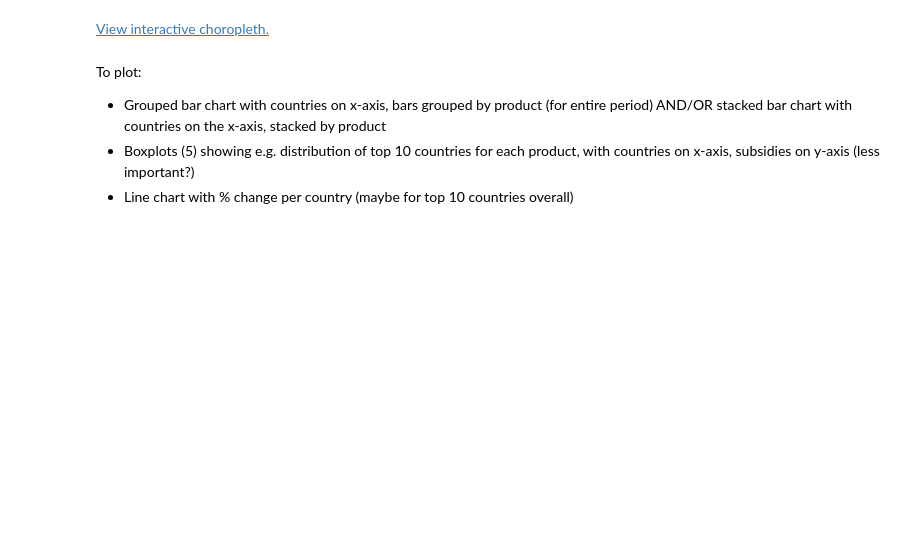
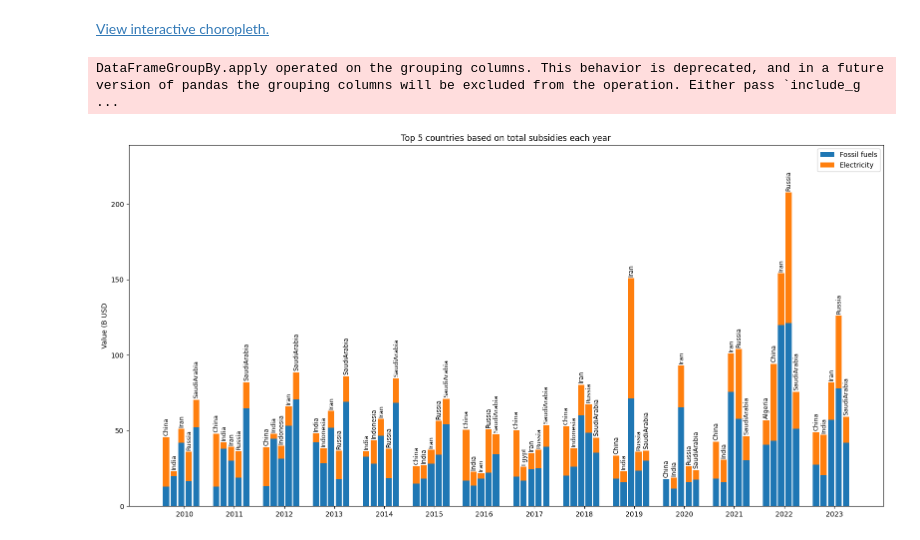
Before and after one commit to reb-scho/subsidies, a Jupyter notebook: subsidies.ipynb, the cells around one changed output. Cells and saved outputs as stored; diff of their text form; code cells hidden in the pictures; blank space fills up the shorter version.

```diff
--- a/subsidies.ipynb
+++ b/subsidies.ipynb
@@ -54,6 +60,10 @@ Dataframes:
 # %% [markdown]
 # 1. What are the global trends in fossil fuel subsidies, 2010-2023?
 # %%
+country_elec_df = country_product_df[country_product_df["Product"] == "Electricity"].copy()
+country_fossil_df = country_product_df[country_product_df["Product"] != "Electricity"].copy()
+country_fossil_agg_df = country_fossil_df.groupby(["Country", "Year"])["Value (B USD)"].sum().reset_index()
+
 global_elec_df = global_product_df[global_product_df["Product"] == "Electricity"].copy()
 global_fossil_df = global_product_df[global_product_df["Product"] != "Electricity"].copy()
 global_fossil_agg_df = global_fossil_df.groupby("Year")["Value (B USD)"].sum().reset_index()
@@ -220,9 +228,61 @@ The library used by the *country names* `locationmode` option is changing in an
 [interactive output not drawn]
 # %% [markdown]
 [View interactive choropleth.](https://reb-scho.github.io/subsidies/choropleth.html)
-# %% [markdown]
-To plot:
-
-* Grouped bar chart with countries on x-axis, bars grouped by product (for entire period) AND/OR stacked bar chart with countries on the x-axis, stacked by product
-* Boxplots (5) showing e.g. distribution of top 10 countries for each product, with countries on x-axis, subsidies on y-axis (less important?)
-* Line chart with % change per country (maybe for top 10 countries overall)
+# %%
+top5 = country_total_df.groupby("Year").apply(lambda x: x.nlargest(5, "Value (B USD)")).reset_index(drop=True)
+df_combined = pd.concat([country_elec_df, country_fossil_agg_df], axis=0, ignore_index=True)
+df_top5 = df_combined.merge(top5[["Country", "Year"]], on=["Country", "Year"], how="inner")
+
+df_pivot = df_top5.pivot_table(
+    index=["Country", "Year"],
+    columns="Product",
+    values="Value (B USD)",
+    fill_value=0
+).reset_index()
+
+years = sorted(df_pivot["Year"].unique())
+bar_width = 0.25
+gap = 0.05
+group_gap = 0.5
+colors = {"Fossil fuels": "#1f77b4", "Electricity": "#ff7f0e"}
+
+positions = []
+group_positions = []
+current_pos = 0
+
+for year in years:
+    df_year = df_pivot[df_pivot["Year"] == year]
+    for i, _ in enumerate(df_year.itertuples()):
+        positions.append(current_pos + i * (bar_width + gap))
+    group_positions.append(current_pos + (len(df_year) * (bar_width + gap) - gap) / 2)
+    current_pos += len(df_year) * (bar_width + gap) + group_gap
+
+fig, ax = plt.subplots(figsize=(16, 8))
+max_height = 0
+
+for idx, row in df_pivot.iterrows():
+    year_idx = years.index(row["Year"])
+    df_year = df_pivot[df_pivot["Year"] == row["Year"]]
+    bar_pos = positions[sum(len(df_pivot[df_pivot["Year"] == y]) for y in years[:year_idx]) + list(df_year.index).index(idx)]
+
+    bottom = row["Fossil fuels"]
+    ax.bar(bar_pos, row["Fossil fuels"], bar_width, color=colors["Fossil fuels"], label="Fossil fuels" if idx == 0 else "")
+    ax.bar(bar_pos, row["Electricity"], bar_width, bottom=row["Fossil fuels"], color=colors["Electricity"], label="Electricity" if idx == 0 else "")
+
+    total_height = row["Fossil fuels"] + row["Electricity"]
+    ax.text(bar_pos, total_height + 1, row["Country"], ha="center", va="bottom", fontsize=9, rotation=90, color="black")
+
+    if total_height > max_height:
+        max_height = total_height
+
+ax.set_xticks(group_positions)
+ax.set_xticklabels(years)
+ax.set_ylabel("Value (B USD")
+ax.set_title("Top 5 countries based on total subsidies each year")
+ax.set_ylim(0, max_height * 1.15)
+ax.legend()
+plt.tight_layout()
+plt.show()
+# %% [output]
+DataFrameGroupBy.apply operated on the grouping columns. This behavior is deprecated, and in a future version of pandas the grouping columns will be excluded from the operation. Either pass `include_g ...
+[figure, added]
```
Also changed, not shown: parts of 3 cells of this notebook.
